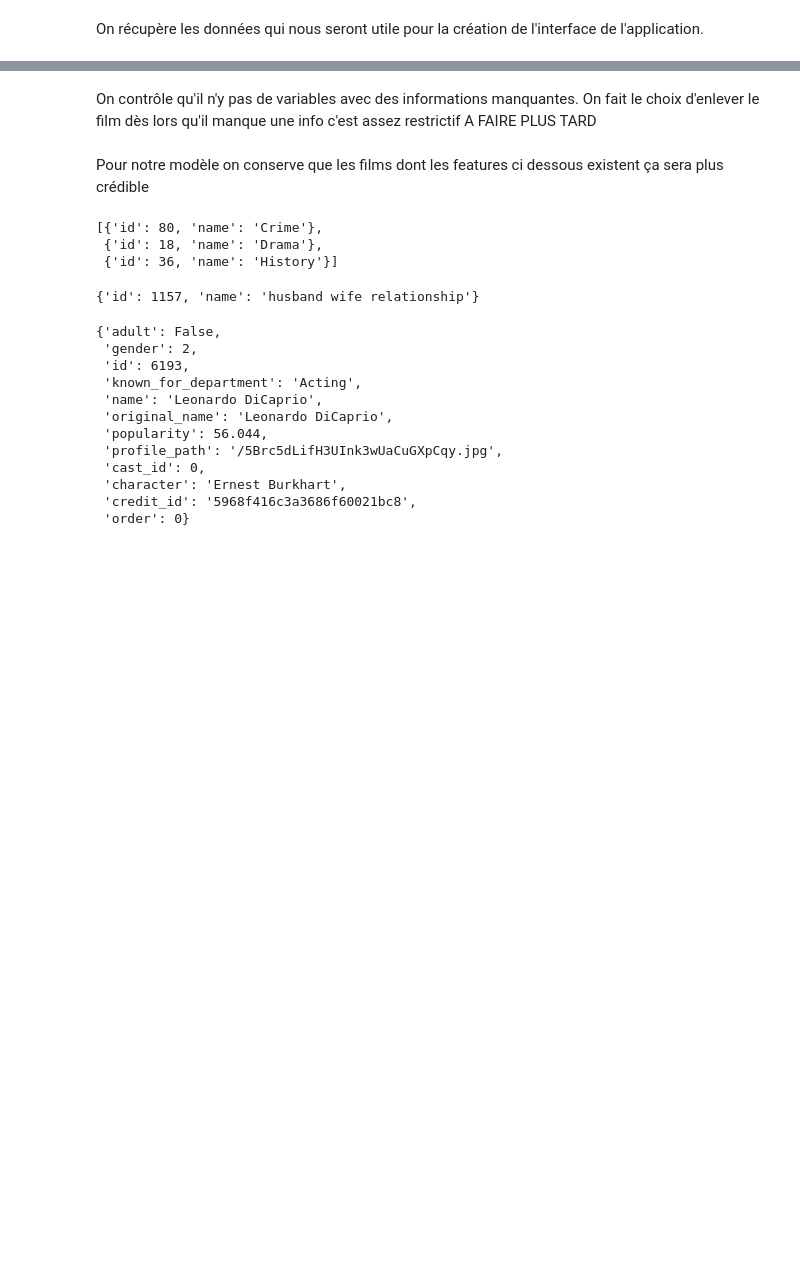
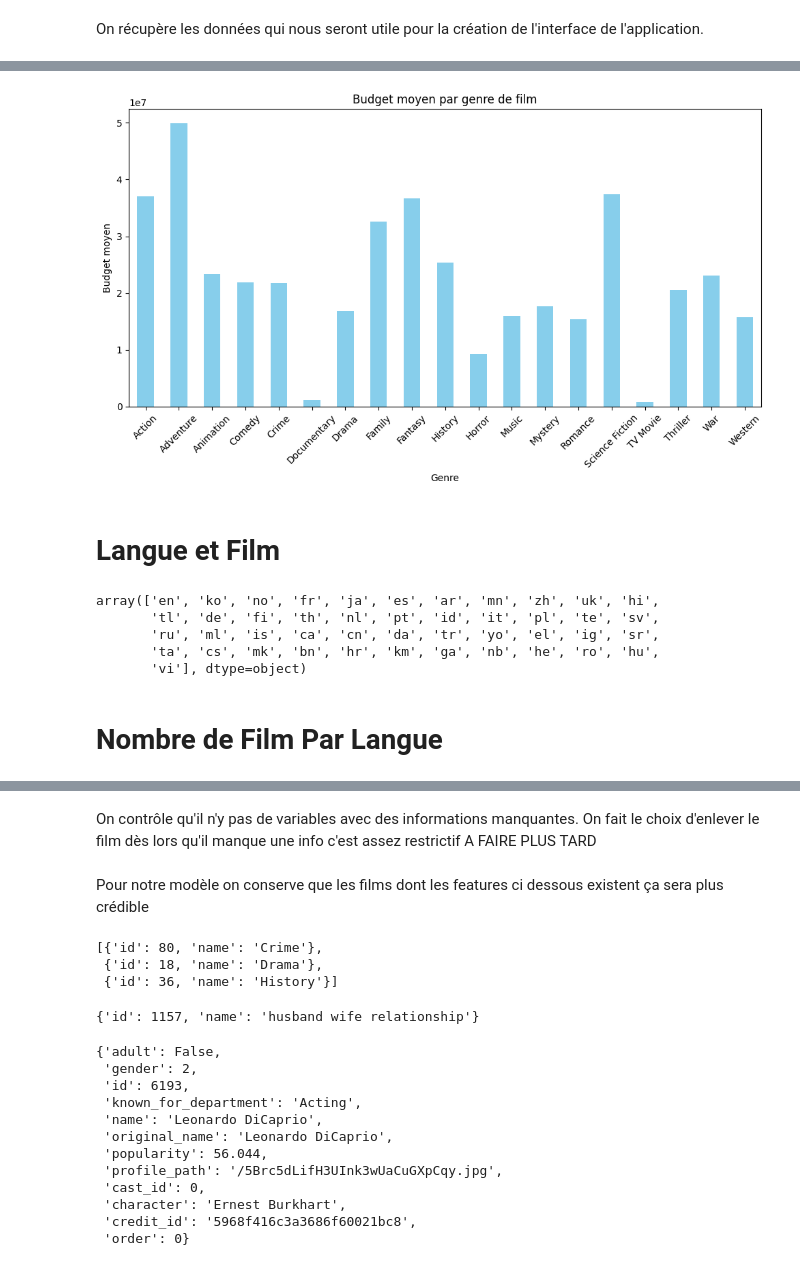
Before and after one commit to yassprogramme/Python_ENSAE_2A_app, a Jupyter notebook: Notebook.ipynb, the cells around one changed output, grey strips where cells are left out. Saved outputs shown, nothing was run; the diff lists cells and outputs as text; code cells hidden in the pictures; blank space fills up the shorter version.

```diff
--- a/Notebook.ipynb
+++ b/Notebook.ipynb
@@ -41,0 +242,6 @@ On récupère les données qui nous seront utile pour la création de l'interfac
+# %%
+genres_with_budget = movies_data.explode('genres')[['genres', 'budget']]
+# Calcul de la moyenne des budgets par genre
+average_budget_by_genre = genres_with_budget.groupby('genres')['budget'].mean()
+print("Moyenne des budgets par genre :")
+print(average_budget_by_genre)
@@ -41,0 +266,23 @@ On récupère les données qui nous seront utile pour la création de l'interfac
+# %%
+plt.figure(figsize=(10, 6))
+average_budget_by_genre.plot(kind='bar', color='skyblue')
+plt.xlabel('Genre')
+plt.ylabel('Budget moyen')
+plt.title('Budget moyen par genre de film')
+plt.xticks(rotation=45)
+plt.tight_layout()
+plt.show()
+# %% [output]
+[figure, added]
+# %% [markdown]
+# Langue et Film
+# %%
+movies_data['original_language'].unique()
+# %% [output]
+array(['en', 'ko', 'no', 'fr', 'ja', 'es', 'ar', 'mn', 'zh', 'uk', 'hi',
+       'tl', 'de', 'fi', 'th', 'nl', 'pt', 'id', 'it', 'pl', 'te', 'sv',
+       'ru', 'ml', 'is', 'ca', 'cn', 'da', 'tr', 'yo', 'el', 'ig', 'sr',
+       'ta', 'cs', 'mk', 'bn', 'hr', 'km', 'ga', 'nb', 'he', 'ro', 'hu',
+       'vi'], dtype=object)
+# %% [markdown]
+# Nombre de Film Par Langue
```
Also changed, not shown: parts of 37 cells of this notebook.
